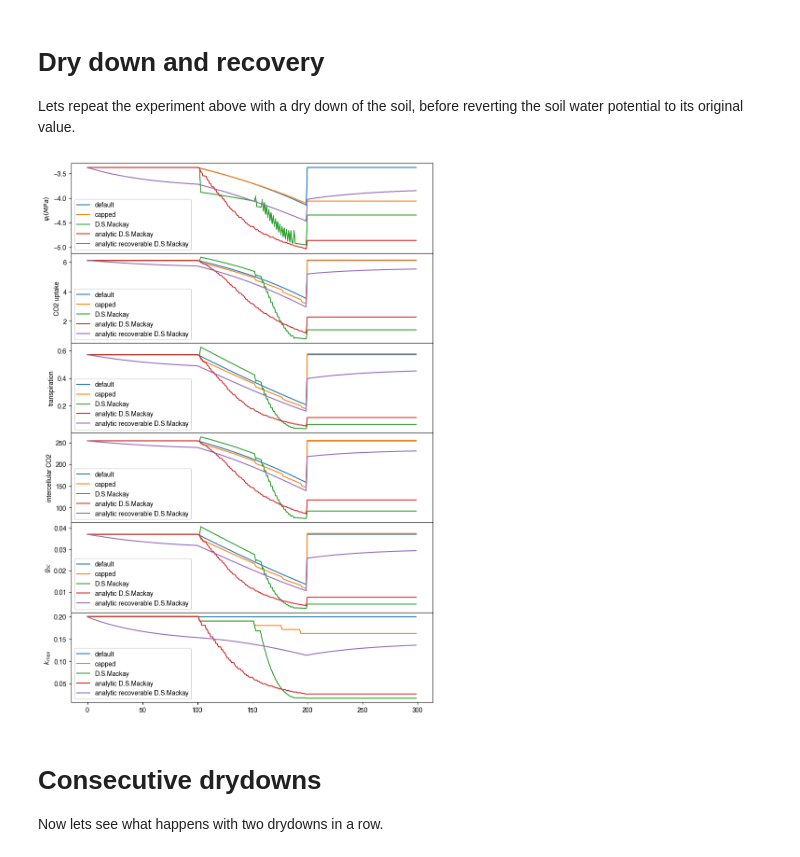
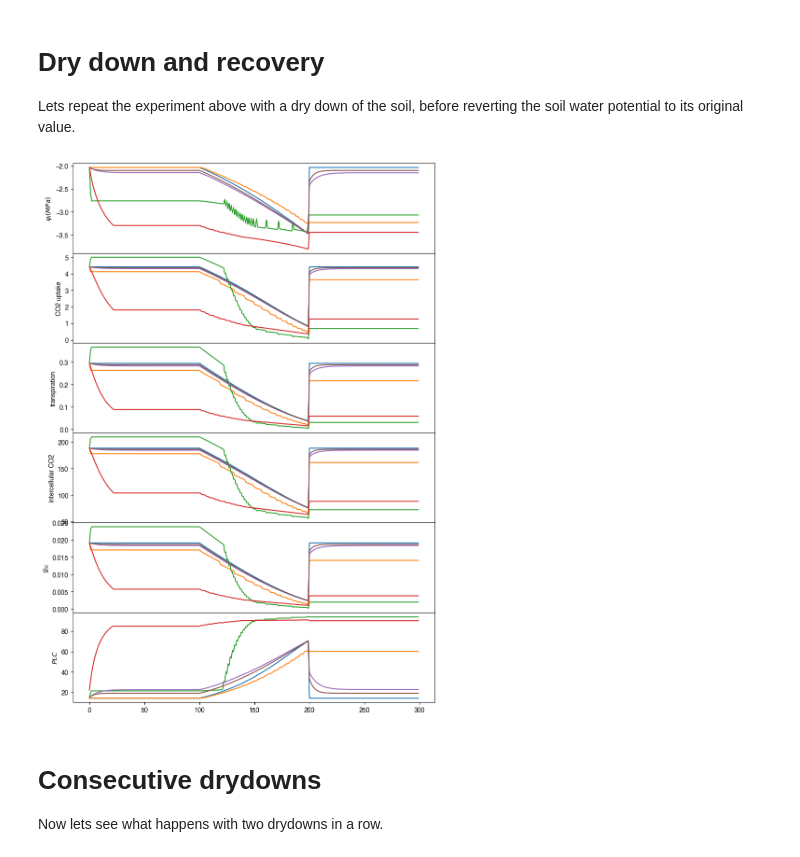
Before and after one commit to CaleBaguley/profit-optimisation-model, a Jupyter notebook: note books/xylem_damage_over_time.ipynb, the cells around one changed output. Cells and saved outputs as stored; diff of their text form; code cells hidden in the pictures.

```diff
--- a/note books/xylem_damage_over_time.ipynb
+++ b/note books/xylem_damage_over_time.ipynb
@@ -134,6 +157,10 @@ analytic_D_S_Mackay_CW_hydraulic_cost_model = HydraulicCostModel(analytic_D_S_Ma
 analytic_recoverable_D_S_Mackay_CW_hydraulic_cost_model = HydraulicCostModel(analytic_recoverable_D_S_Mackay_CW_conductance_model,
                                                                              critical_leaf_water_potential
                                                                             )
+
+JB_hydraulic_cost_model = HydraulicCostModel(JB_xylem_damage_model,
+                                             critical_leaf_water_potential
+                                            )
 # %% [markdown]
 ## Leaf atmosphere coupling
 # %%
@@ -185,13 +212,26 @@ analytic_recoverable_D_S_Mackay_CW_profit_optimisation_model = ProfitMaxModel(an
                                                                               CO2_gain_model
                                                                              )
 
+JB_CW_profit_optimisation_model = ProfitMaxModel(JB_hydraulic_cost_model,
+                                                 leaf_air_coupling_model,
+                                                 CO2_gain_model
+                                                )
+
 profit_optimisation_models = [default_CW_profit_optimisation_model,
                               capped_CW_profit_optimisation_model,
                               D_S_Mackay_CW_profit_optimisation_model,
                               analytic_D_S_Mackay_CW_profit_optimisation_model,
-                              analytic_recoverable_D_S_Mackay_CW_profit_optimisation_model]
+                              analytic_recoverable_D_S_Mackay_CW_profit_optimisation_model,
+                              JB_CW_profit_optimisation_model
+                             ]
 
-profit_optimisation_model_labels = ["default", "capped", "D.S.Mackay", "analytic D.S.Mackay", "analytic recoverable D.S.Mackay"]
+profit_optimisation_model_labels = ["default",
+                                    "capped",
+                                    "D.S.Mackay",
+                                    "analytic D.S.Mackay",
+                                    "analytic recoverable D.S.Mackay",
+                                    "JB growth and death model"
+                                   ]
 # %% [markdown]
 # Constant environmental conditions
 
@@ -209,7 +249,7 @@ air_pressure = 101.9 # kPa
 
 # Photosynthesis drivers
 atmospheric_CO2_concentration = 419. # (umol mol-1)
-photosynthetically_active_radiation = 500. #(umol m-2 s-1)
+photosynthetically_active_radiation = 1000. #(umol m-2 s-1)
 intercellular_oxygen = 210.0 #(umol mol-1)
 # %% [markdown]
 Lets apply this over a series of time steps recording the outputs of each model.
@@ -309,7 +349,7 @@ net_CO2_uptake               = zeros([number_of_models, time_steps])
 transpiration_rate           = zeros([number_of_models, time_steps])
 intercellular_CO2            = zeros([number_of_models, time_steps])
 stomatal_conductance_to_CO2  = zeros([number_of_models, time_steps])
-k_max                        = zeros([number_of_models, time_steps])
+PLC                          = zeros([number_of_models, time_steps])
 
 for i in range(number_of_models):
     for j in range(time_steps):
@@ -327,39 +367,39 @@ for i in range(number_of_models):
                                                                                                photosynthetically_active_radiation,
                                                                                                number_of_sample_points)
 
-        k_max[i,j] = profit_optimisation_models[i].hydraulic_cost_model.hydraulic_conductance_model.maximum_conductance
+        PLC[i,j]   = profit_optimisation_models[i].hydraulic_cost_model.hydraulic_conductance_model.PLC(optimal_leaf_water_potential[i,j])
 # %%
-fig, axs = plt.subplots(6,1, sharex = True)
 plot_y_labels = ["$\psi_l (MPa)$",
                  "CO2 uptake",
                  "transpiration",
                  "intercellular CO2",
                  "$g_{sc}$",
-                 "$k_{max}$"]
+                 "$PLC$"]
 
 plot_values = [optimal_leaf_water_potential,
                net_CO2_uptake,
                transpiration_rate,
                intercellular_CO2,
                stomatal_conductance_to_CO2,
-               k_max]
+               PLC]
 
 # -- plot and format subfigures --
+fig, axs = plt.subplots(len(plot_values),1, sharex = True)
 for i in range(len(plot_values)):
     for j in range(number_of_models):
         axs[i].plot(time, plot_values[i][j], label = profit_optimisation_model_labels[j])
 
     axs[i].set_ylabel(plot_y_labels[i])
-    axs[i].legend(loc = "lower left")
+    #axs[i].legend(loc = "lower left")
 
 # -- Format figure --
 plt.subplots_adjust(wspace=0, hspace=0)
 fig.set_figheight(15)
 fig.set_figwidth(10)
 
 plt.show()
 # %% [output]
-[figure, old version]
+[figure, new version]
 # %% [markdown]
 # Consecutive drydowns
 
```
Also changed, not shown: parts of 5 cells of this notebook.
